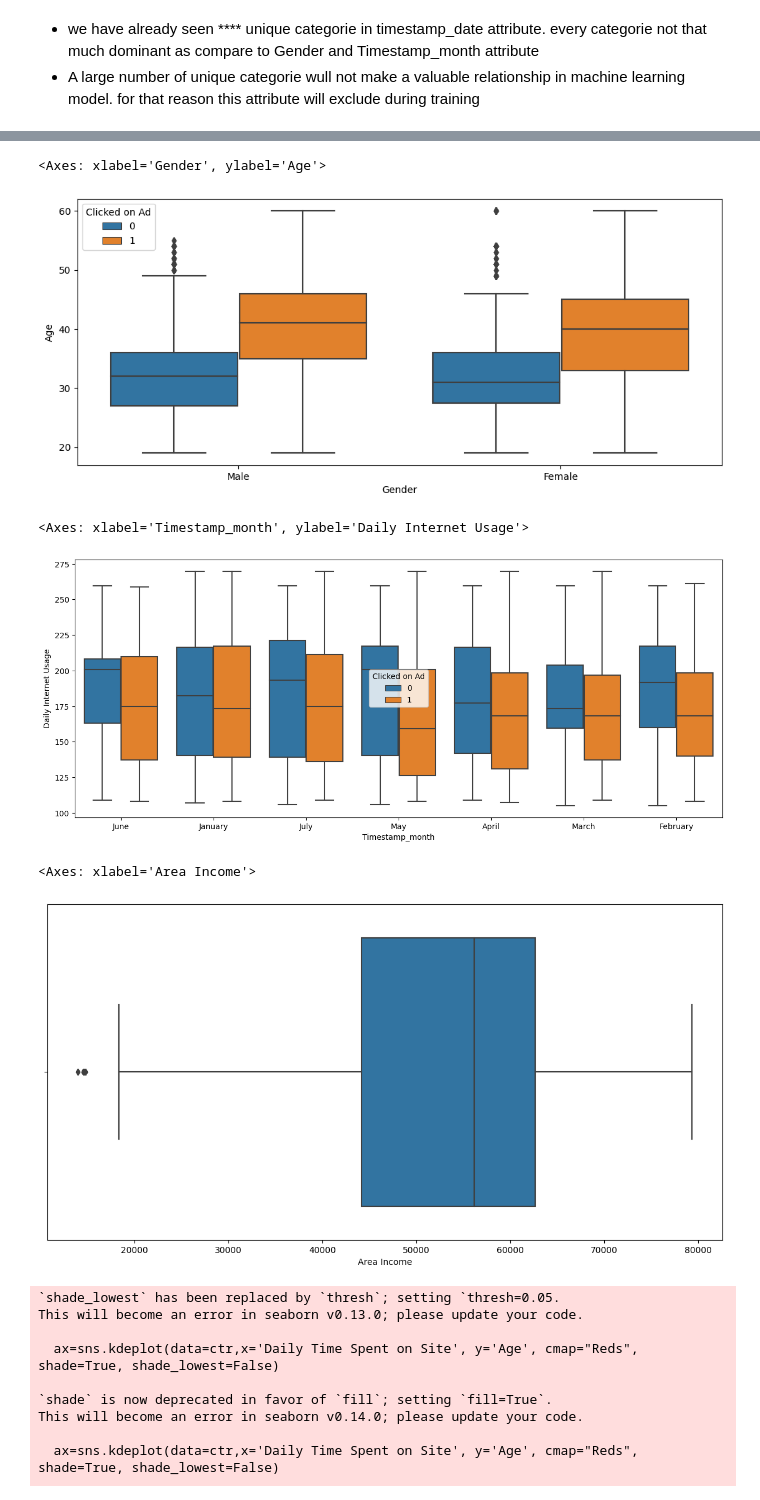
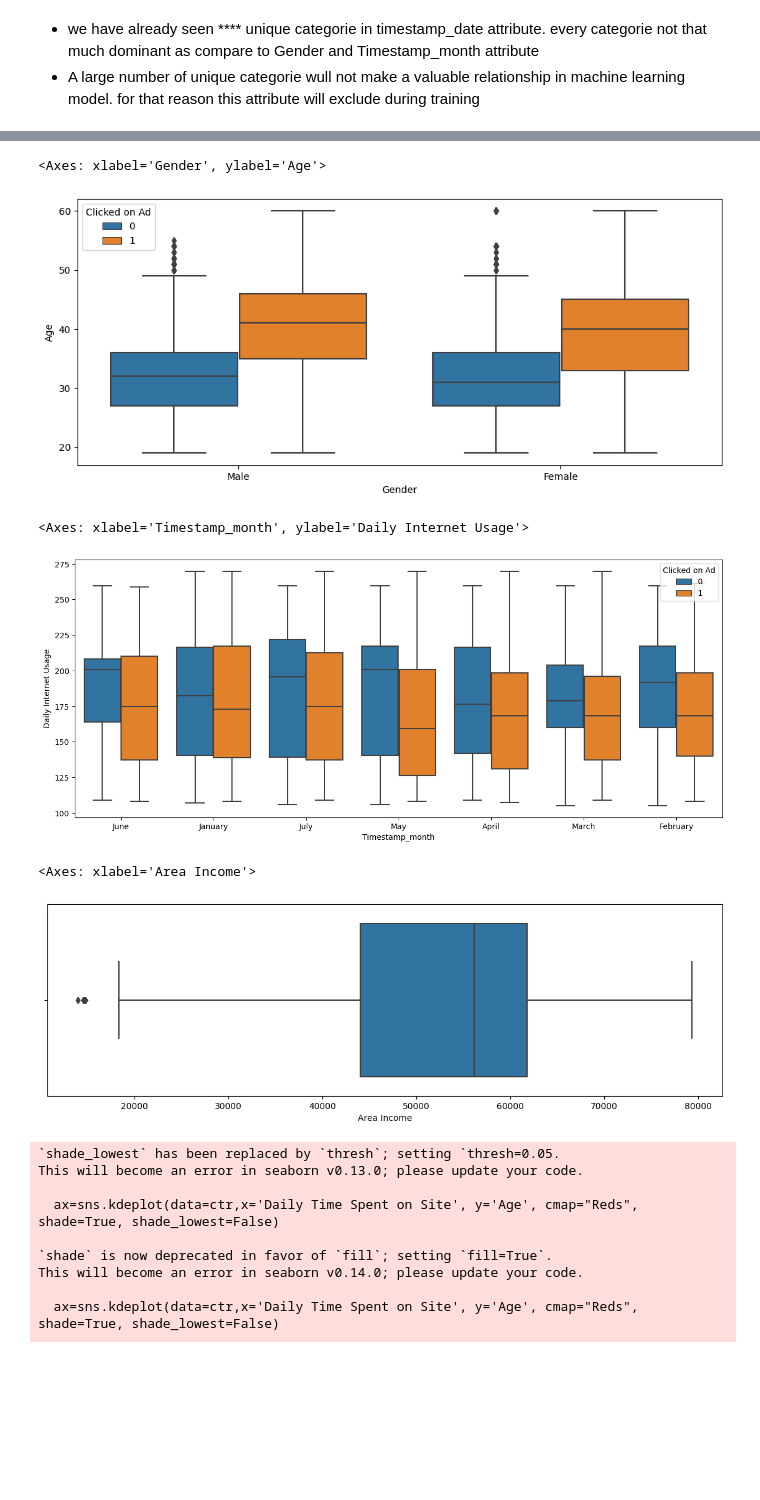
Before and after one commit to vinay-3333/demo, a Jupyter notebook: ctr.ipynb, the cells around one changed output, grey strips where cells are left out. Cells and saved outputs as stored; diff of their text form; code cells hidden in the pictures; blank space fills up the shorter version.

```diff
--- a/ctr.ipynb
+++ b/ctr.ipynb
@@ -52,5 +55,3 @@ ctr=pd.read_csv('C:\CTR_Prediction\ctr.csv')
-# %%
-ctr=ctr.drop_duplicates()
 # %%
 ctr.info()
 # %% [output]
@@ -445,20 +470,20 @@ plt.figure(figsize=(12,5))
 sns.boxplot(data=ctr,x='Gender',y='Age',hue='Clicked on Ad')
 # %% [output]
 <Axes: xlabel='Gender', ylabel='Age'>
-[figure, old version]
+[figure, new version]
 # %%
 plt.figure(figsize=(15,6))
 
 sns.boxplot(data=ctr,x='Timestamp_month',y='Daily Internet Usage',hue='Clicked on Ad')
 # %% [output]
 <Axes: xlabel='Timestamp_month', ylabel='Daily Internet Usage'>
-[figure, old version]
+[figure, new version]
 # %%
-plt.figure(figsize=(14,7))
+plt.figure(figsize=(14,4))
 sns.boxplot(data=ctr,x='Area Income')
 # %% [output]
 <Axes: xlabel='Area Income'>
-[figure, old version]
+[figure, new version]
 # %%
 fig,ax=plt.subplots(figsize=(17,6))
 ax=sns.kdeplot(data=ctr,x='Daily Time Spent on Site', y='Age', cmap="Reds", shade=True, shade_lowest=False)
```
Also changed, not shown: parts of 53 cells of this notebook, 29 other files.
